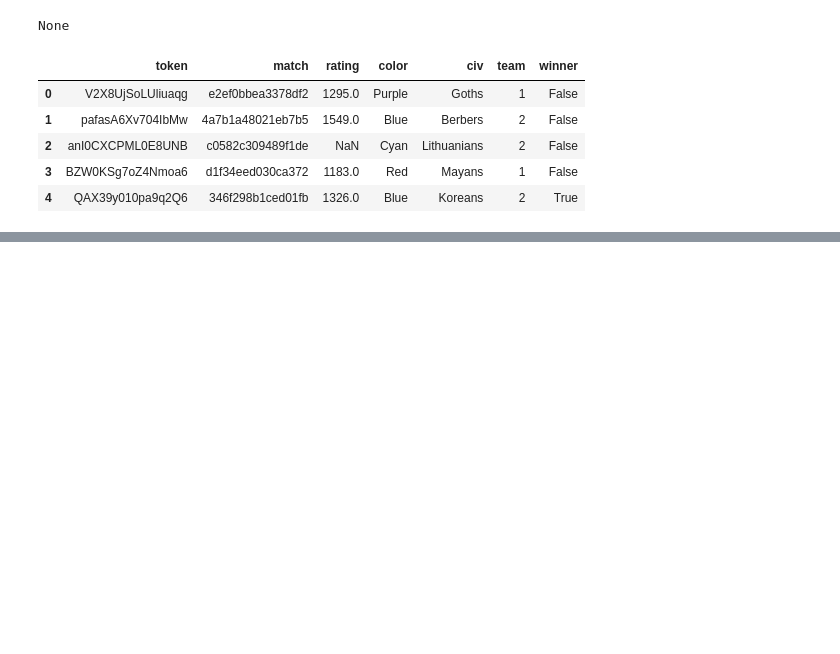
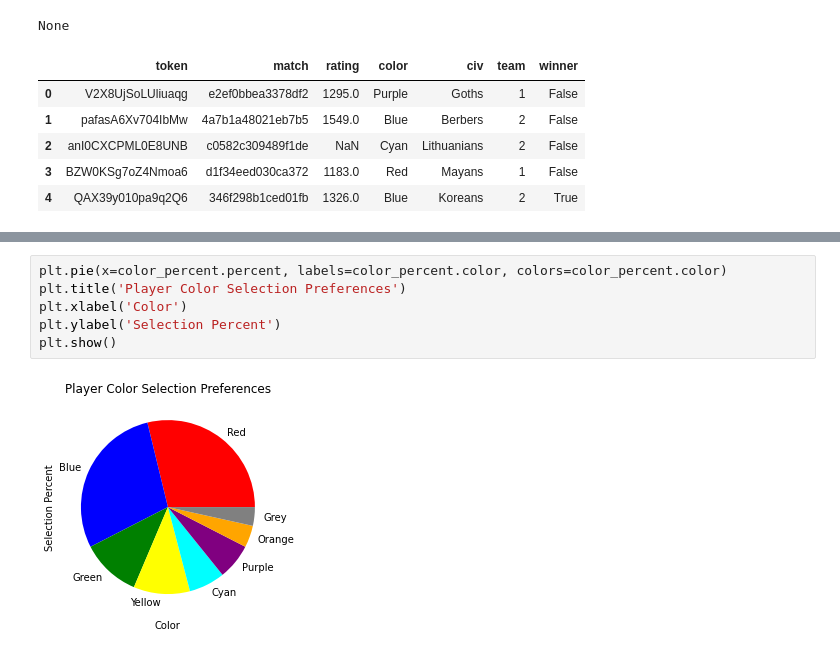
Before and after one commit to rishigoutam/aoe2, a Jupyter notebook: test_data.ipynb, the cells around one changed output, grey strips where cells are left out. Saved outputs shown, nothing was run; the diff lists cells and outputs as text; blank space fills up the shorter version.

```diff
--- a/test_data.ipynb
+++ b/test_data.ipynb
@@ -98,0 +118,8 @@ None
+# %%
+plt.pie(x=color_percent.percent, labels=color_percent.color, colors=color_percent.color)
+plt.title('Player Color Selection Preferences')
+plt.xlabel('Color')
+plt.ylabel('Selection Percent')
+plt.show()
+# %% [output]
+[figure, added]
```
Also changed, not shown: parts of 3 cells of this notebook, 1 other file.
